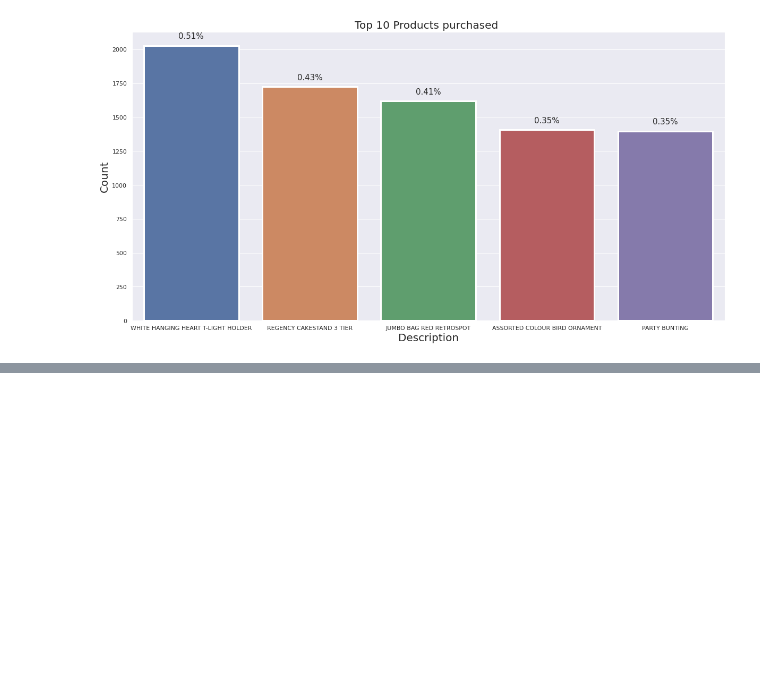
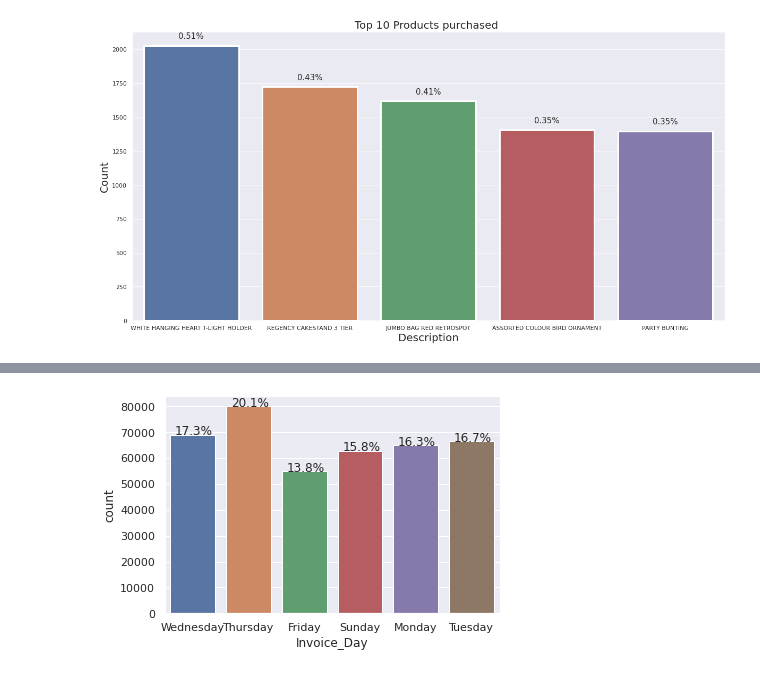
Before and after one commit to DrKamaleshR/Customersegmentation-unsupervised, a Jupyter notebook: Online_Retail_Customer_Segmentation_Capstone_Project.ipynb, the cells around one changed output, grey strips where cells are left out. Saved outputs shown, nothing was run; the diff lists cells and outputs as text; code cells hidden in the pictures; blank space fills up the shorter version.

```diff
--- a/Online_Retail_Customer_Segmentation_Capstone_Project.ipynb
+++ b/Online_Retail_Customer_Segmentation_Capstone_Project.ipynb
@@ -269,0 +272,6 @@ for p in plot3.patches:
+# %%
+
+ax = sns.countplot(CS2['Invoice_Day'])
+PLOT(ax, CS2['Invoice_Day'])
+# %% [output]
+[figure, added]
```
Also changed, not shown: parts of 23 cells of this notebook.
